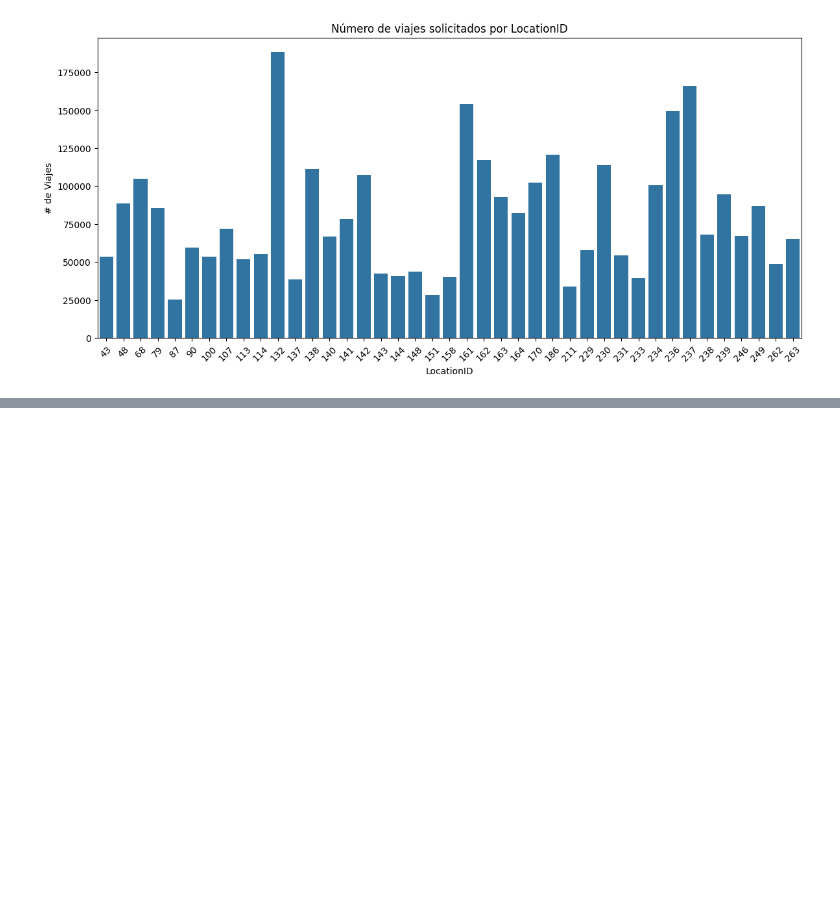
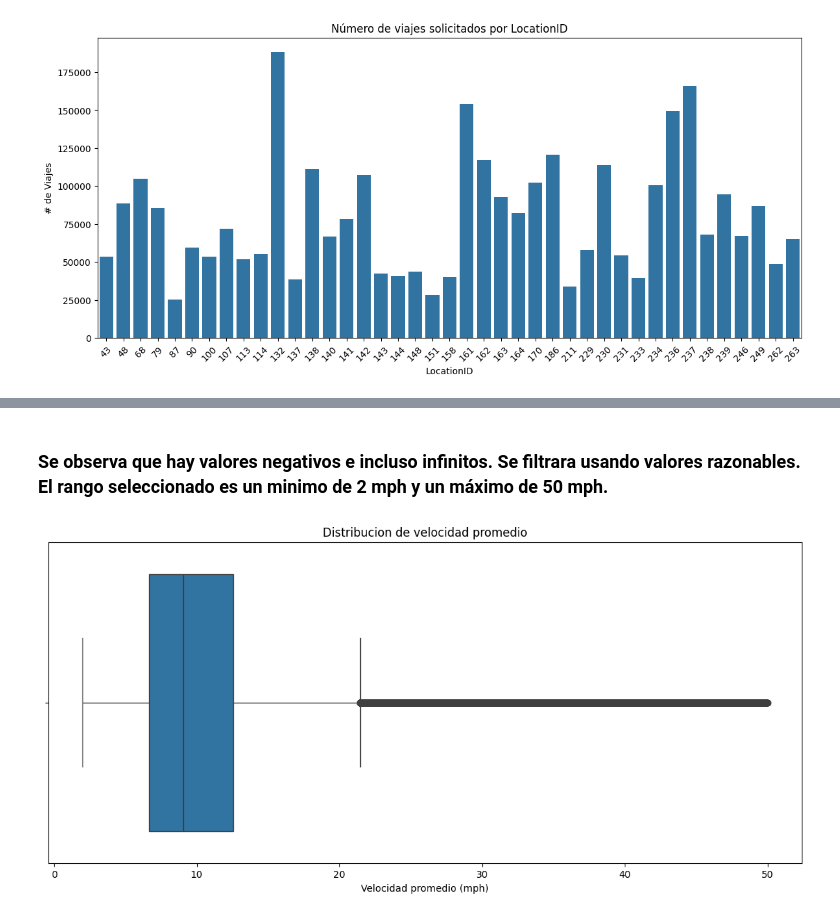
Before and after one commit to lmunozm1702/taxi_electrico_nyc, a Jupyter notebook: Análisis Preliminar/EDA yellow_tripdata_09_2024.ipynb, the cells around one changed output, grey strips where cells are left out. Drawn from its saved outputs; the diff is of its cells as text; code cells hidden in the pictures; blank space fills up the shorter version.

Commit message:
EDA yellow final

```diff
--- a/Análisis Preliminar/EDA yellow_tripdata_09_2024.ipynb
+++ b/Análisis Preliminar/EDA yellow_tripdata_09_2024.ipynb
@@ -457,0 +462,3 @@ plt.show()
+# %%
+yellow_tripdata_sample['trip_time_hours'] = (yellow_tripdata_sample['tpep_dropoff_datetime']-yellow_tripdata_sample['tpep_pickup_datetime'])/pd.Timedelta(hours=1)
+yellow_tripdata_sample['trip_time_hours']
@@ -457,0 +478,3 @@ plt.show()
+# %%
+yellow_tripdata_sample['speed_mph'] = yellow_tripdata_sample['trip_distance']/yellow_tripdata_sample['trip_time_hours']
+yellow_tripdata_sample['speed_mph'].describe()
@@ -457,0 +491,12 @@ plt.show()
+# %% [markdown]
+### Se observa que hay valores negativos e incluso infinitos. Se filtrara usando valores razonables. El rango seleccionado es un minimo de 2 mph y un máximo de 50 mph.
+# %%
+speed_2_50 = yellow_tripdata_sample[(yellow_tripdata_sample['speed_mph']>=2)&(yellow_tripdata_sample['speed_mph']<=50)]
+# %%
+sns.boxplot(x=speed_2_50['speed_mph'])
+plt.title('Distribucion de velocidad promedio')
+plt.xlabel('Velocidad promedio (mph)')
+# plt.ylabel('# de Viajes')
+plt.show()
+# %% [output]
+[figure, added]
```
Also changed, not shown: parts of 9 cells of this notebook.
